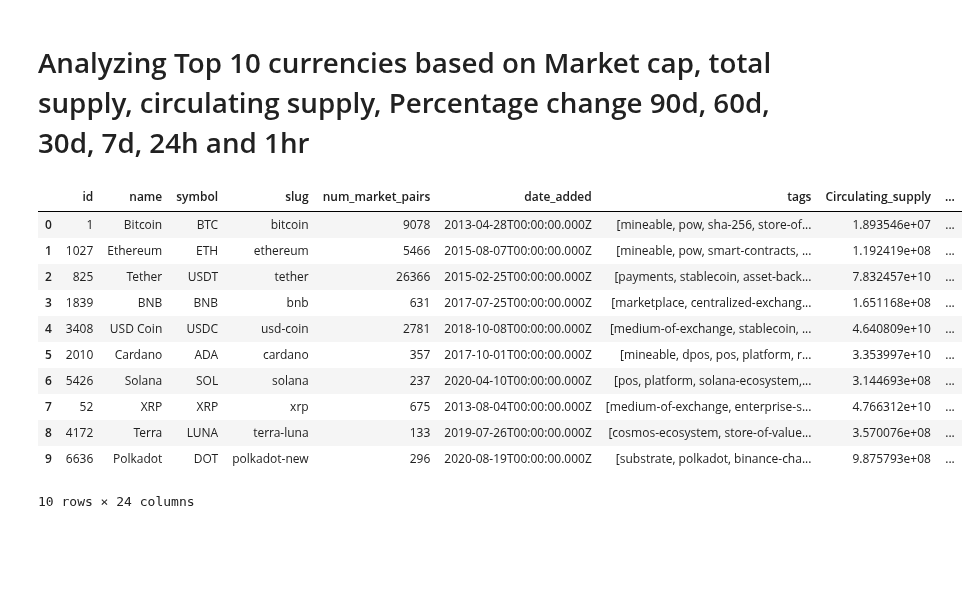
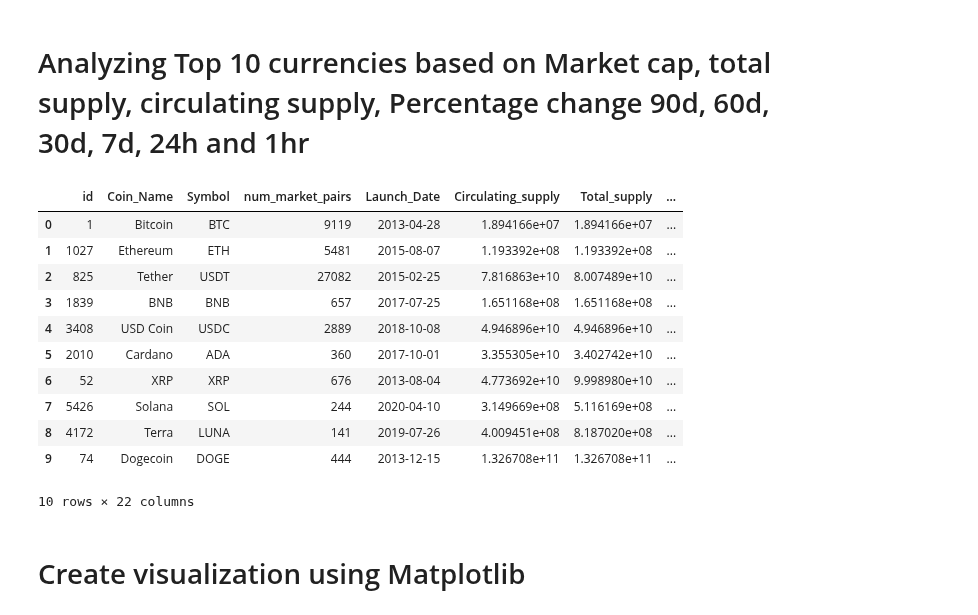
Before and after one commit to LaviJ/Cryptocurrency-Analysis, a Jupyter notebook: Database/Seg2_LJ/Fetch_API_latest_Coinmarket_data.ipynb, the cells around one changed output. Cells and saved outputs as stored; diff of their text form; code cells hidden in the pictures; blank space fills up the shorter version.

```diff
--- a/Database/Seg2_LJ/Fetch_API_latest_Coinmarket_data.ipynb
+++ b/Database/Seg2_LJ/Fetch_API_latest_Coinmarket_data.ipynb
@@ -140 +148,6 @@ platform.token_address                 56
 dtype: int64
+# %%
+# change data to datetime format
+crypto_data_df['date_added'] = pd.to_datetime(crypto_data_df['date_added']).dt.tz_localize(None)
+crypto_data_df['quote.USD.last_updated'] = pd.to_datetime(crypto_data_df['quote.USD.last_updated']).dt.tz_localize(None)
+crypto_data_df
@@ -173,7 +200,12 @@ print(final_crypto_data_df["tags"])
 Name: tags, Length: 100, dtype: object
+# %%
+final_crypto_data_df = final_crypto_data_df.drop(['tags', 'slug'], axis=1)
 # %%
 # remove special character
 final_crypto_data_df= final_crypto_data_df.rename(columns={
+    'name' : 'Coin_Name',
+    'symbol' : 'Symbol',
+    'date_added' : 'Launch_Date',
     'circulating_supply' : 'Circulating_supply',
     'total_supply' : 'Total_supply',
     'quote.USD.price' : 'Price',
@@ -188,6 +220,6 @@ final_crypto_data_df= final_crypto_data_df.rename(columns={
     'quote.USD.market_cap' : 'Market_cap',
     'quote.USD.market_cap_dominance' : 'Market_cap_dominance',
     'quote.USD.fully_diluted_market_cap' : 'Fully_diluted_market_cap',
-    'quote.USD.last_updated' : 'Last_updated'})
+    'quote.USD.last_updated' : 'Last_updated',})
 final_crypto_data_df
 # %% [output]
@@ -208,18 +260,20 @@ final_crypto_data_df
 # Analyzing Top 10 currencies based on Market cap, total supply, circulating supply, Percentage change 90d, 60d, 30d, 7d, 24h and 1hr
 # %%
 # Top 10 currencies based on market cap
-Top_market_cap_currencies_df = final_crypto_data_df.sort_values(by = ["Market_cap"], ascending = False)
-Top_market_cap_currencies_df.head(10)
+Top_market_cap_currencies_df = final_crypto_data_df.sort_values(by = ["Market_cap"], ascending = False).head(10)
+Top_market_cap_currencies_df
 # %% [output]
-|  | id | name | symbol | slug | num_market_pairs | date_added | tags | Circulating_supply | ... |
-| 0 | 1 | Bitcoin | BTC | bitcoin | 9078 | 2013-04-28T00:00:00.000Z | [mineable, pow, sha-256, store-of... | 1.893546e+07 | ... |
-| 1 | 1027 | Ethereum | ETH | ethereum | 5466 | 2015-08-07T00:00:00.000Z | [mineable, pow, smart-contracts, ... | 1.192419e+08 | ... |
-| 2 | 825 | Tether | USDT | tether | 26366 | 2015-02-25T00:00:00.000Z | [payments, stablecoin, asset-back... | 7.832457e+10 | ... |
-| 3 | 1839 | BNB | BNB | bnb | 631 | 2017-07-25T00:00:00.000Z | [marketplace, centralized-exchang... | 1.651168e+08 | ... |
-| 4 | 3408 | USD Coin | USDC | usd-coin | 2781 | 2018-10-08T00:00:00.000Z | [medium-of-exchange, stablecoin, ... | 4.640809e+10 | ... |
-| 5 | 2010 | Cardano | ADA | cardano | 357 | 2017-10-01T00:00:00.000Z | [mineable, dpos, pos, platform, r... | 3.353997e+10 | ... |
-| 6 | 5426 | Solana | SOL | solana | 237 | 2020-04-10T00:00:00.000Z | [pos, platform, solana-ecosystem,... | 3.144693e+08 | ... |
-| 7 | 52 | XRP | XRP | xrp | 675 | 2013-08-04T00:00:00.000Z | [medium-of-exchange, enterprise-s... | 4.766312e+10 | ... |
-| 8 | 4172 | Terra | LUNA | terra-luna | 133 | 2019-07-26T00:00:00.000Z | [cosmos-ecosystem, store-of-value... | 3.570076e+08 | ... |
-| 9 | 6636 | Polkadot | DOT | polkadot-new | 296 | 2020-08-19T00:00:00.000Z | [substrate, polkadot, binance-cha... | 9.875793e+08 | ... |
+|  | id | Coin_Name | Symbol | num_market_pairs | Launch_Date | Circulating_supply | Total_supply | ... |
+| 0 | 1 | Bitcoin | BTC | 9119 | 2013-04-28 | 1.894166e+07 | 1.894166e+07 | ... |
+| 1 | 1027 | Ethereum | ETH | 5481 | 2015-08-07 | 1.193392e+08 | 1.193392e+08 | ... |
+| 2 | 825 | Tether | USDT | 27082 | 2015-02-25 | 7.816863e+10 | 8.007489e+10 | ... |
+| 3 | 1839 | BNB | BNB | 657 | 2017-07-25 | 1.651168e+08 | 1.651168e+08 | ... |
+| 4 | 3408 | USD Coin | USDC | 2889 | 2018-10-08 | 4.946896e+10 | 4.946896e+10 | ... |
+| 5 | 2010 | Cardano | ADA | 360 | 2017-10-01 | 3.355305e+10 | 3.402742e+10 | ... |
+| 6 | 52 | XRP | XRP | 676 | 2013-08-04 | 4.773692e+10 | 9.998980e+10 | ... |
+| 7 | 5426 | Solana | SOL | 244 | 2020-04-10 | 3.149669e+08 | 5.116169e+08 | ... |
+| 8 | 4172 | Terra | LUNA | 141 | 2019-07-26 | 4.009451e+08 | 8.187020e+08 | ... |
+| 9 | 74 | Dogecoin | DOGE | 444 | 2013-12-15 | 1.326708e+11 | 1.326708e+11 | ... |
-10 rows × 24 columns
+10 rows × 22 columns
+# %% [markdown]
+# Create visualization using Matplotlib
```
Also changed, not shown: parts of 24 cells of this notebook, 51 other files.
